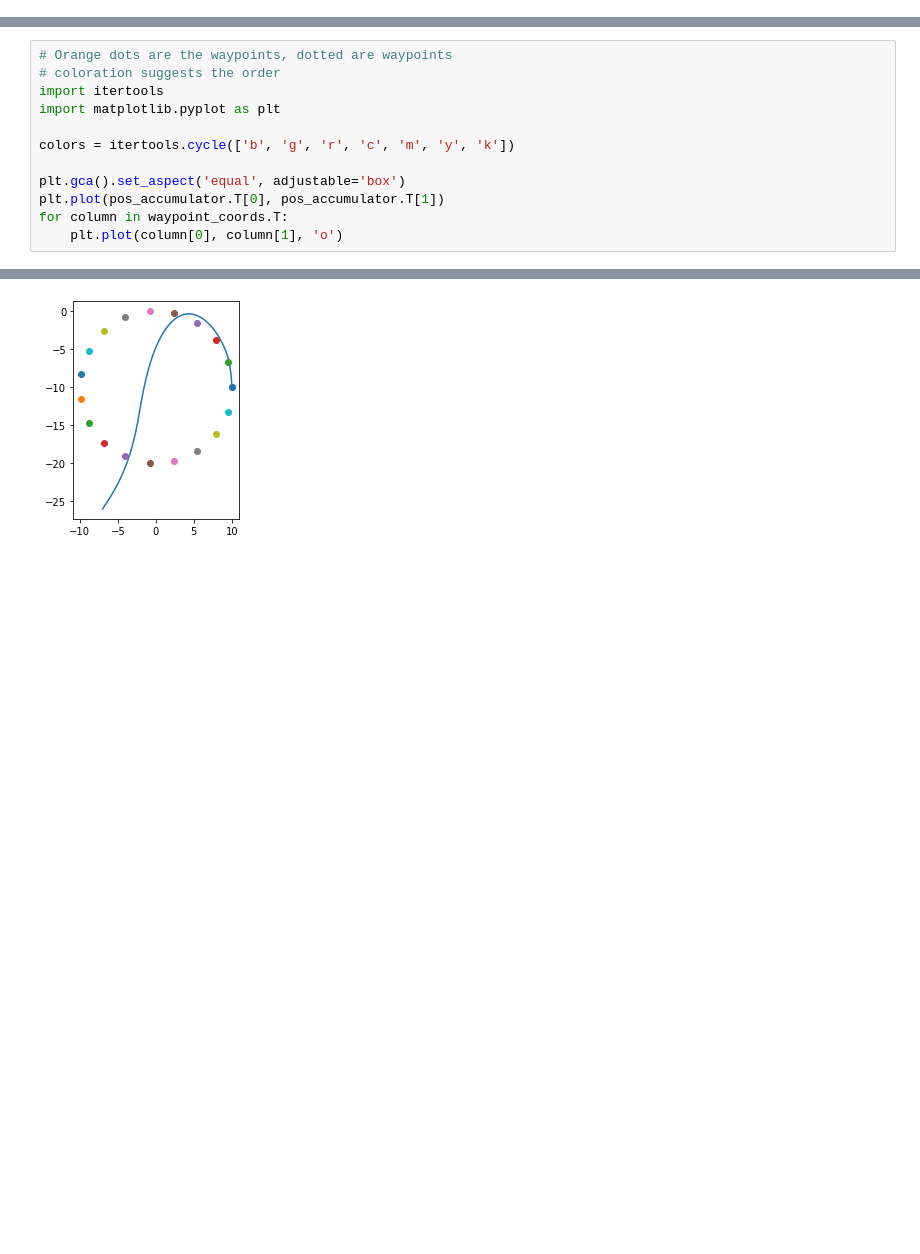
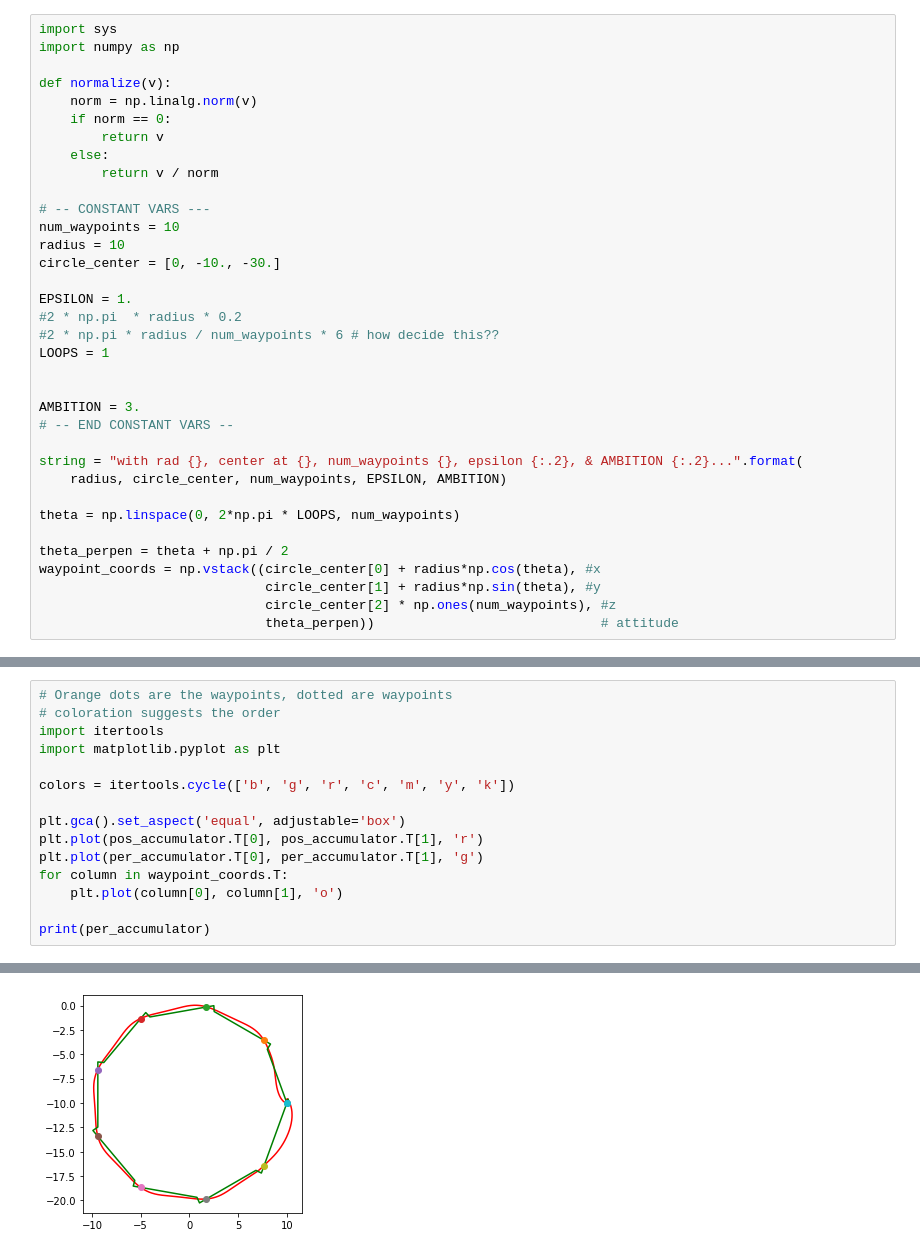
Before and after one commit to esiaero/flightgoggles, a Jupyter notebook: notebooks/speed testing - continuous point.ipynb, the cells around one changed output, grey strips where cells are left out. Saved outputs shown, nothing was run; the diff lists cells and outputs as text; blank space fills up the shorter version.

```diff
--- a/notebooks/speed testing - continuous point.ipynb
+++ b/notebooks/speed testing - continuous point.ipynb
@@ -20,3 +1,38 @@ def normalize(v):
+# %%
+import sys
+import numpy as np
+
+def normalize(v):
+    norm = np.linalg.norm(v)
+    if norm == 0:
+        return v
+    else:
+        return v / norm
+
+# -- CONSTANT VARS ---
+num_waypoints = 10
+radius = 10
+circle_center = [0, -10., -30.]
+
+EPSILON = 1.
+#2 * np.pi  * radius * 0.2
+#2 * np.pi * radius / num_waypoints * 6 # how decide this??
+LOOPS = 1
+
+
+AMBITION = 3.
+# -- END CONSTANT VARS --
+
+string = "with rad {}, center at {}, num_waypoints {}, epsilon {:.2}, & AMBITION {:.2}...".format(
+    radius, circle_center, num_waypoints, EPSILON, AMBITION)
+
+theta = np.linspace(0, 2*np.pi * LOOPS, num_waypoints)
+
+theta_perpen = theta + np.pi / 2
+waypoint_coords = np.vstack((circle_center[0] + radius*np.cos(theta), #x
+                             circle_center[1] + radius*np.sin(theta), #y
+                             circle_center[2] * np.ones(num_waypoints), #z
+                             theta_perpen))                             # attitude
 # %%
 #!/usr/bin/env python
 # coding: utf-8
@@ -172,7 +177,10 @@ import matplotlib.pyplot as plt
 colors = itertools.cycle(['b', 'g', 'r', 'c', 'm', 'y', 'k'])
 
 plt.gca().set_aspect('equal', adjustable='box')
-plt.plot(pos_accumulator.T[0], pos_accumulator.T[1])
+plt.plot(pos_accumulator.T[0], pos_accumulator.T[1], 'r')
+plt.plot(per_accumulator.T[0], per_accumulator.T[1], 'g')
 for column in waypoint_coords.T:
     plt.plot(column[0], column[1], 'o')
+
+print(per_accumulator)
 # %% [output]
@@ -179 +194 @@ for column in waypoint_coords.T:
-[figure, old version]
+[figure, new version]
```
Also changed, not shown: parts of 6 cells of this notebook, 4 other files.
